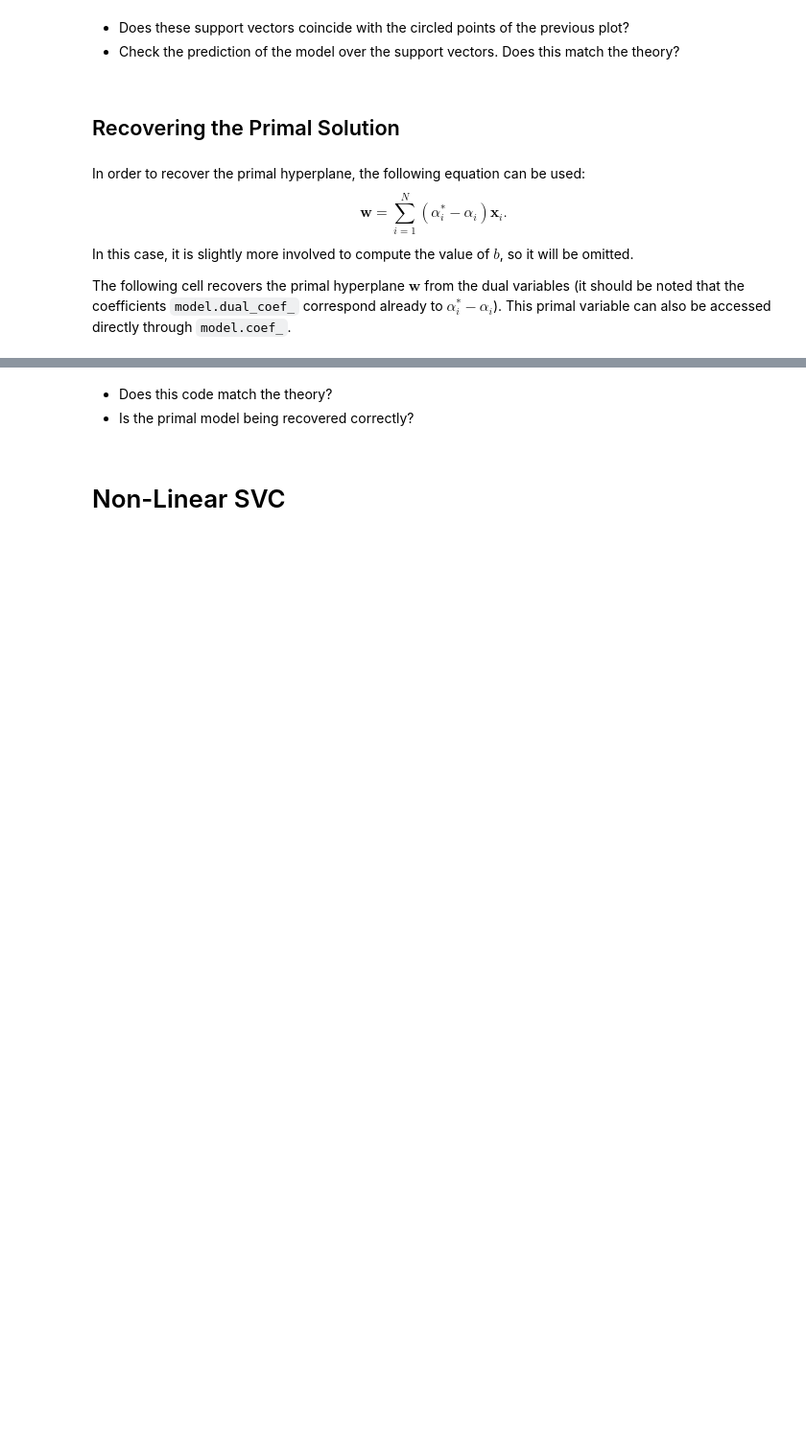
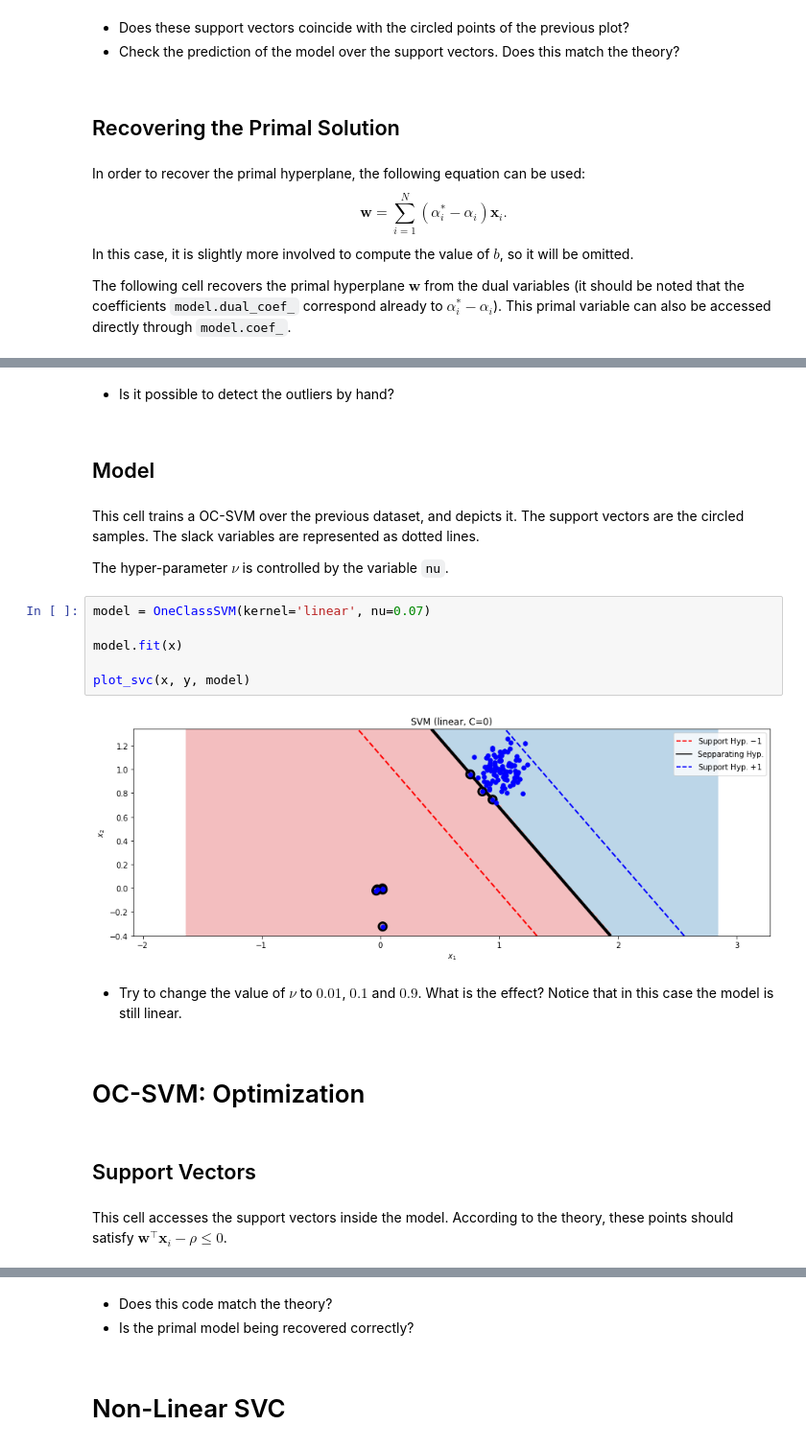
Before and after one commit to OscarGB/MUCD-MAAA, a Jupyter notebook: Oscar/3- SVM/SVMs.ipynb, the cells around one changed output, grey strips where cells are left out. Shown at 96% size. Drawn from its saved outputs; the diff is of its cells as text; blank space fills up the shorter version.

```diff
--- a/Oscar/3- SVM/SVMs.ipynb
+++ b/Oscar/3- SVM/SVMs.ipynb
@@ -326,0 +360,34 @@ This primal variable can also be accessed directly through `model.coef_`.
+# %% [markdown]
+<div class="qst">
+
+* Is it possible to detect the outliers by hand?
+
+</div>
+# %% [markdown]
+## Model
+# %% [markdown]
+This cell trains a OC-SVM over the previous dataset, and depicts it.
+The support vectors are the circled samples. The slack variables are represented as dotted lines.
+
+The hyper-parameter $\nu$ is controlled by the variable `nu`.
+# %%
+model = OneClassSVM(kernel='linear', nu=0.07)
+
+model.fit(x)
+
+plot_svc(x, y, model)
+# %% [output]
+[figure, added]
+# %% [markdown]
+<div class="qst">
+
+* Try to change the value of $\nu$ to $0.01$, $0.1$ and $0.9$. What is the effect? Notice that in this case the model is still linear.
+
+</div>
+# %% [markdown]
+# OC-SVM: Optimization
+# %% [markdown]
+## Support Vectors
+# %% [markdown]
+This cell accesses the support vectors inside the model.
+According to the theory, these points should satisfy $\mathbf{w}^\intercal \mathbf{x}_i - \rho \le 0$.
```
Also changed, not shown: parts of 31 cells of this notebook, 2 other files.
